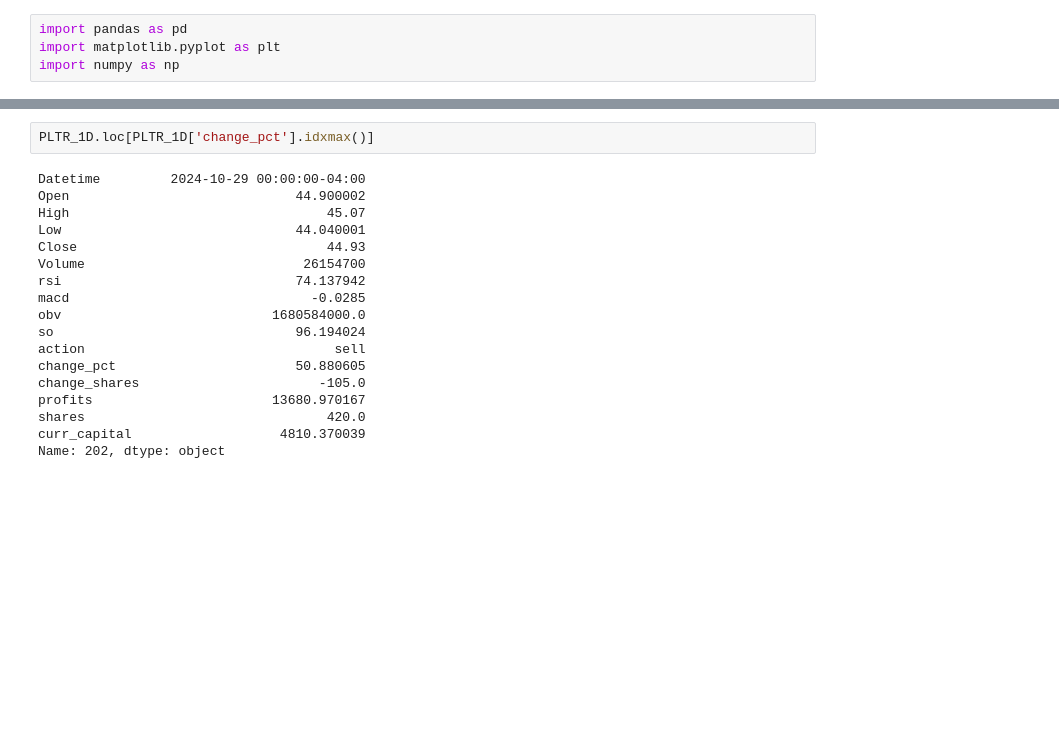
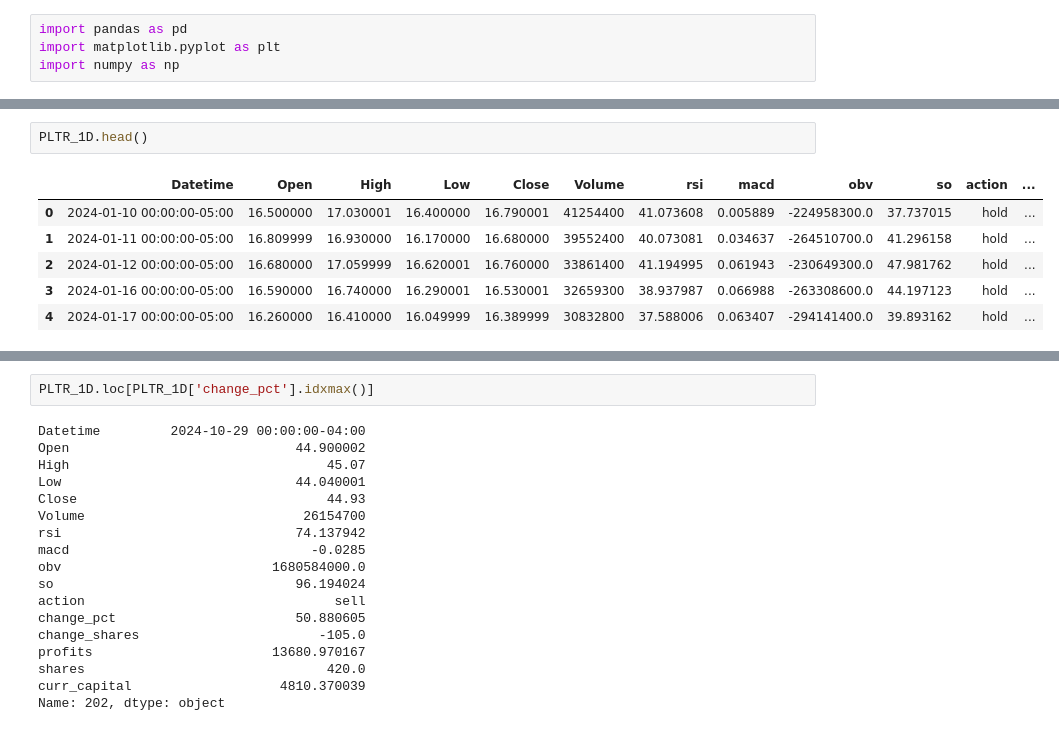
Before and after one commit to SeanMarcusJensen/ACIT4620-STOCK-FIS, a Jupyter notebook: main.ipynb, the cells around one changed output, grey strips where cells are left out. Drawn from its saved outputs; the diff is of its cells as text; blank space fills up the shorter version.

```diff
--- a/main.ipynb
+++ b/main.ipynb
@@ -9,3 +55,12 @@ PLTR_5M = pd.read_csv('output/5m/PLTR.csv')
+# %%
+PLTR_1D.head()
+# %% [output]
+|  | Datetime | Open | High | Low | Close | Volume | rsi | macd | obv | so | action | ... |
+| 0 | 2024-01-10 00:00:00-05:00 | 16.500000 | 17.030001 | 16.400000 | 16.790001 | 41254400 | 41.073608 | 0.005889 | -224958300.0 | 37.737015 | hold | ... |
+| 1 | 2024-01-11 00:00:00-05:00 | 16.809999 | 16.930000 | 16.170000 | 16.680000 | 39552400 | 40.073081 | 0.034637 | -264510700.0 | 41.296158 | hold | ... |
+| 2 | 2024-01-12 00:00:00-05:00 | 16.680000 | 17.059999 | 16.620001 | 16.760000 | 33861400 | 41.194995 | 0.061943 | -230649300.0 | 47.981762 | hold | ... |
+| 3 | 2024-01-16 00:00:00-05:00 | 16.590000 | 16.740000 | 16.290001 | 16.530001 | 32659300 | 38.937987 | 0.066988 | -263308600.0 | 44.197123 | hold | ... |
+| 4 | 2024-01-17 00:00:00-05:00 | 16.260000 | 16.410000 | 16.049999 | 16.389999 | 30832800 | 37.588006 | 0.063407 | -294141400.0 | 39.893162 | hold | ... |
 # %%
 PLTR_1D.describe(include='all')
 # %% [output]
```
Also changed, not shown: parts of 5 cells of this notebook, 14 other files.
